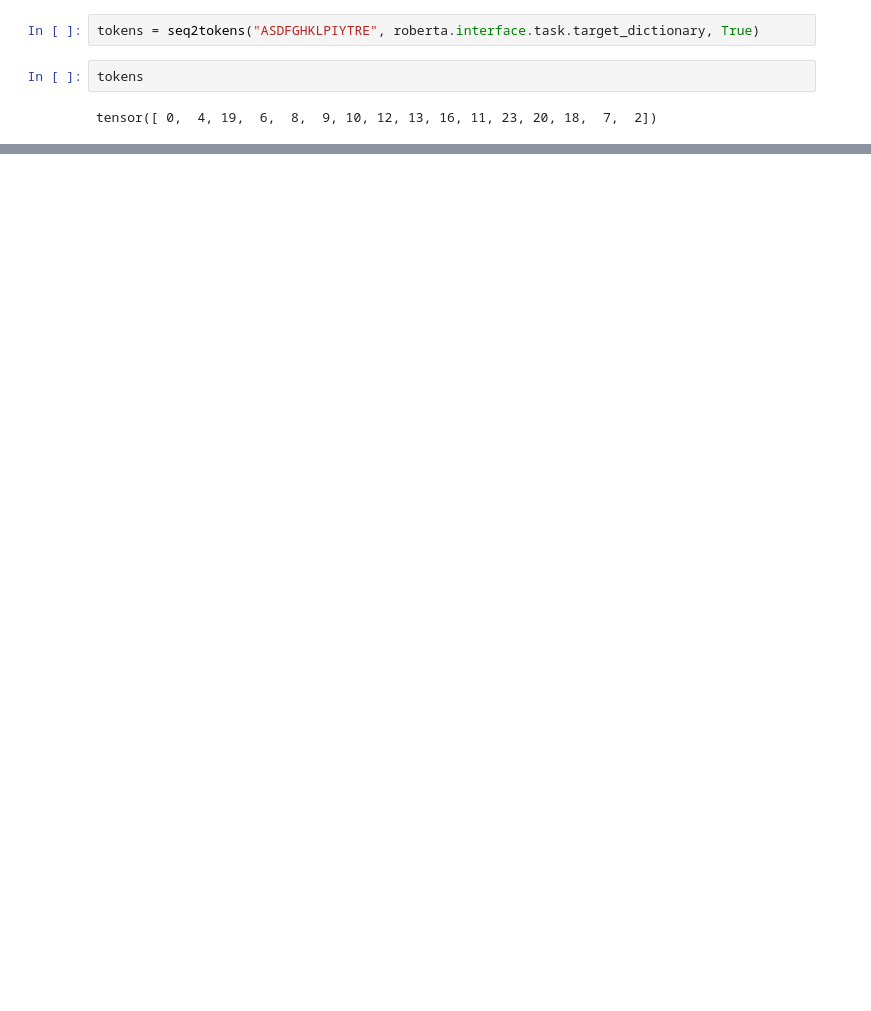
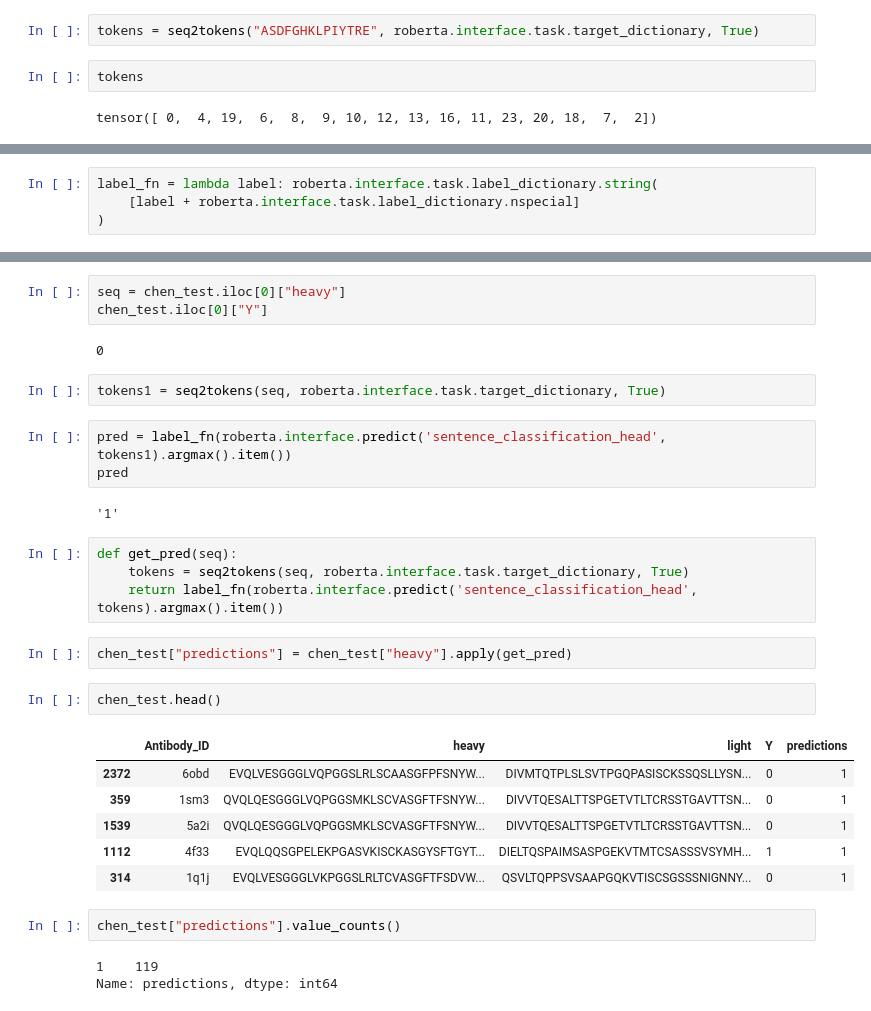
Before and after one commit to kvetab/di-pred, a Jupyter notebook: notebooks/experiments/sapiens_fine_tune.ipynb, the cells around one changed output, grey strips where cells are left out. Drawn from its saved outputs; the diff is of its cells as text; blank space fills up the shorter version.

```diff
--- a/notebooks/experiments/sapiens_fine_tune.ipynb
+++ b/notebooks/experiments/sapiens_fine_tune.ipynb
@@ -151,0 +150,4 @@ TypeError: expected str, bytes or os.PathLike object, not NoneType
+# %%
+label_fn = lambda label: roberta.interface.task.label_dictionary.string(
+    [label + roberta.interface.task.label_dictionary.nspecial]
+)
@@ -151,0 +160,32 @@ TypeError: expected str, bytes or os.PathLike object, not NoneType
+# %%
+seq = chen_test.iloc[0]["heavy"]
+chen_test.iloc[0]["Y"]
+# %% [output]
+0
+# %%
+tokens1 = seq2tokens(seq, roberta.interface.task.target_dictionary, True)
+# %%
+pred = label_fn(roberta.interface.predict('sentence_classification_head', tokens1).argmax().item())
+pred
+# %% [output]
+'1'
+# %%
+def get_pred(seq):
+    tokens = seq2tokens(seq, roberta.interface.task.target_dictionary, True)
+    return label_fn(roberta.interface.predict('sentence_classification_head', tokens).argmax().item())
+# %%
+chen_test["predictions"] = chen_test["heavy"].apply(get_pred)
+# %%
+chen_test.head()
+# %% [output]
+|  | Antibody_ID | heavy | light | Y | predictions |
+| 2372 | 6obd | EVQLVESGGGLVQPGGSLRLSCAASGFPFSNYW... | DIVMTQTPLSLSVTPGQPASISCKSSQSLLYSN... | 0 | 1 |
+| 359 | 1sm3 | QVQLQESGGGLVQPGGSMKLSCVASGFTFSNYW... | DIVVTQESALTTSPGETVTLTCRSSTGAVTTSN... | 0 | 1 |
+| 1539 | 5a2i | QVQLQESGGGLVQPGGSMKLSCVASGFTFSNYW... | DIVVTQESALTTSPGETVTLTCRSSTGAVTTSN... | 0 | 1 |
+| 1112 | 4f33 | EVQLQQSGPELEKPGASVKISCKASGYSFTGYT... | DIELTQSPAIMSASPGEKVTMTCSASSSVSYMH... | 1 | 1 |
+| 314 | 1q1j | EVQLVESGGGLVKPGGSLRLTCVASGFTFSDVW... | QSVLTQPPSVSAAPGQKVTISCSGSSSNIGNNY... | 0 | 1 |
+# %%
+chen_test["predictions"].value_counts()
+# %% [output]
+1    119
+Name: predictions, dtype: int64
```
Also changed, not shown: parts of 10 cells of this notebook.
